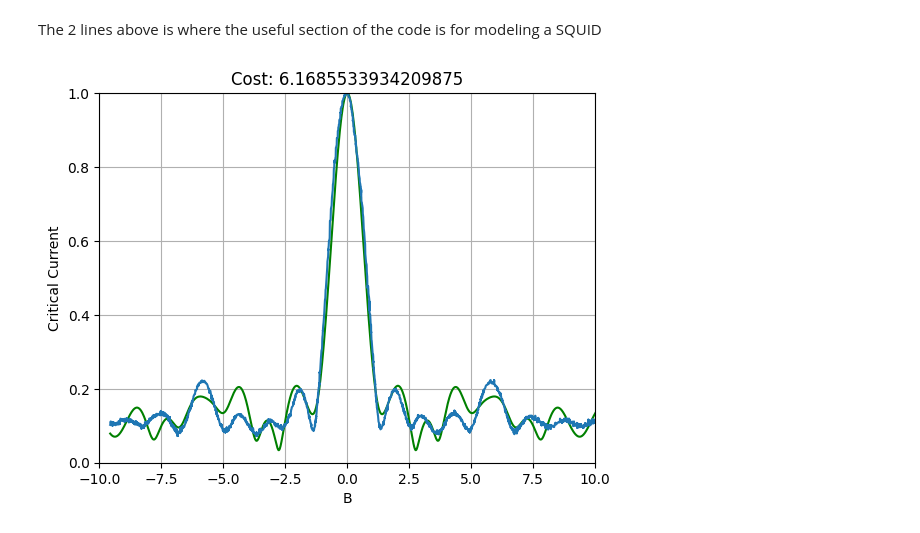
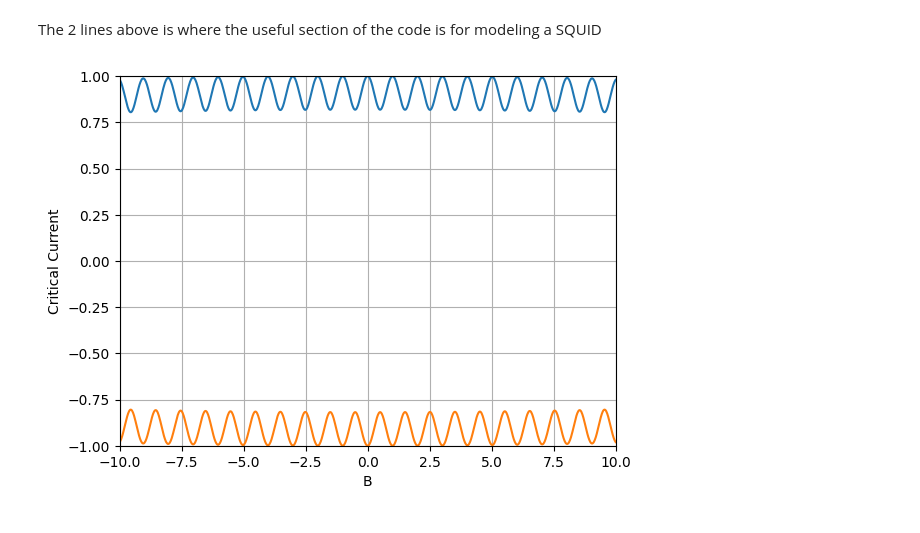
Before and after one commit to cliffsun/Josephson-Junction-Array-Model, a Jupyter notebook: JJ_Array_Model.ipynb, the cells around one changed output. Saved outputs shown, nothing was run; the diff lists cells and outputs as text; code cells hidden in the pictures.

Commit message:
incorporated I_c- algorithm for jj arrays

```diff
--- a/JJ_Array_Model.ipynb
+++ b/JJ_Array_Model.ipynb
@@ -8,6 +8,6 @@ import matplotlib.pyplot as plt
 import random
 import pandas as pd
 # %%
-arrayOfJunctions = [0, 1]
+arrayOfJunctions = [0, 0.01, 0.999, 1]
 
 print(arrayOfJunctions)
@@ -49,16 +56,17 @@ The 2 lines below is where the useful section of the code is for modeling a SQUI
 # %%
 MagField = np.linspace(-10, 10, 1000)
 # %%
-criticalCurrent = IMaxPoint(arrayOfJunctions=arrayOfJunctions, MagField=MagField)
+I_c_max, I_c_min = IMaxPoint(arrayOfJunctions=arrayOfJunctions, MagField=MagField)
 # %% [markdown]
 The 2 lines above is where the useful section of the code is for modeling a SQUID
 # %%
-plt.plot(MagField, criticalCurrent, 'g-')
+plt.plot(MagField, I_c_max)
+plt.plot(MagField, I_c_min)
 plt.xlabel('B')
 plt.ylabel('Critical Current')
-plt.ylim(0,1)
+plt.ylim(-1,1)
 plt.xlim(-10,10)
 plt.grid()
 plt.show()
 # %% [output]
-[figure, old version]
+[figure, new version]
```
Also changed, not shown: parts of 2 cells of this notebook.
